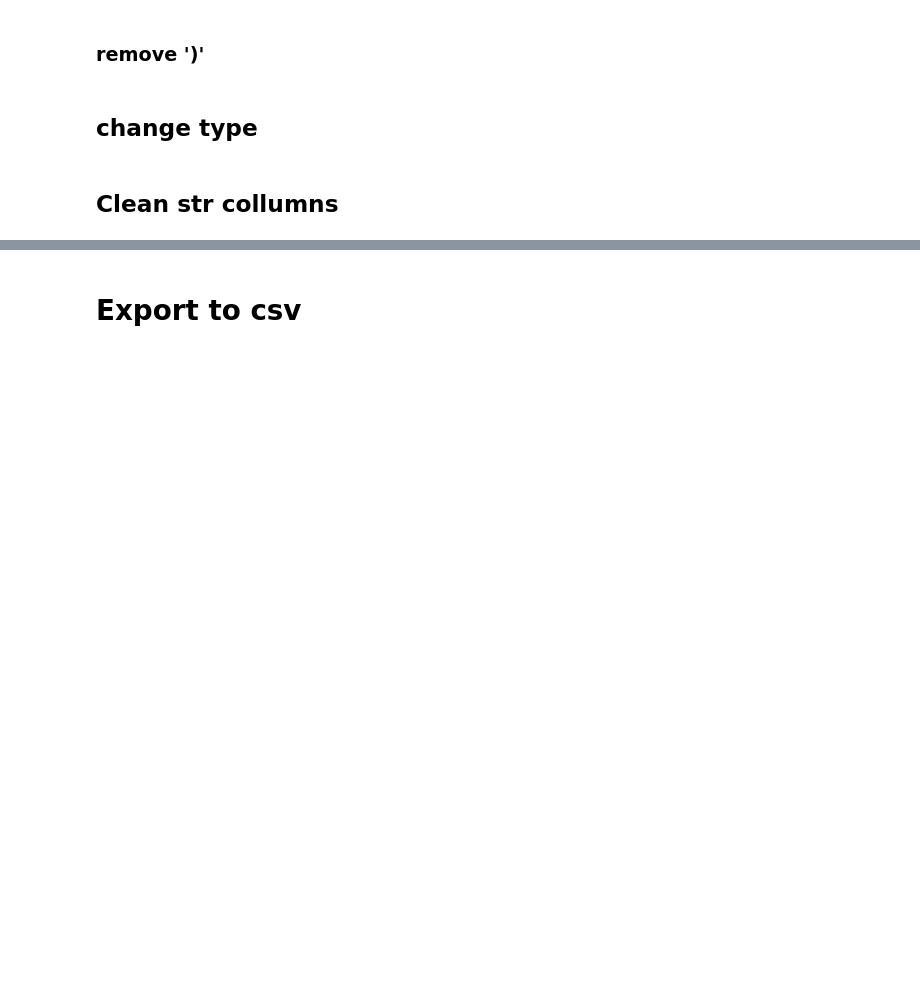
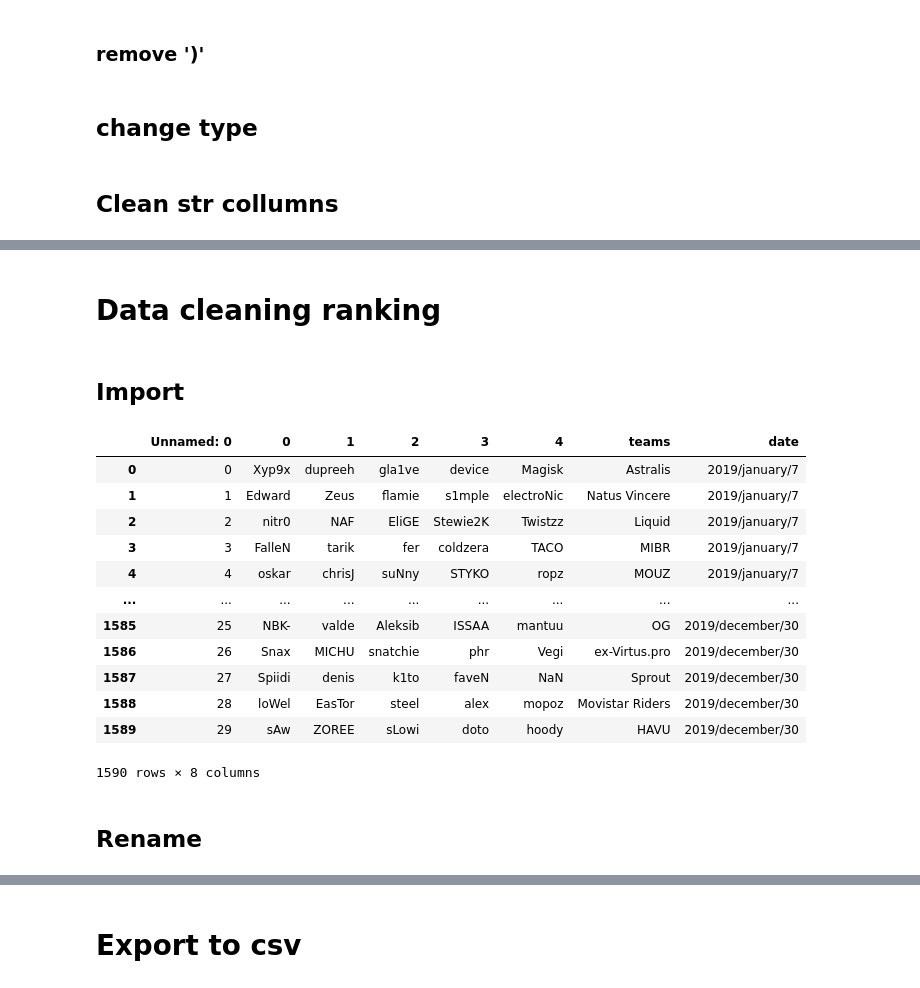
Before and after one commit to Lucascapdeville/CSGO_Player_Perfomance, a Jupyter notebook: HLTV_data_cleaning.ipynb, the cells around one changed output, grey strips where cells are left out. Cells and saved outputs as stored; diff of their text form; code cells hidden in the pictures; blank space fills up the shorter version.

```diff
--- a/HLTV_data_cleaning.ipynb
+++ b/HLTV_data_cleaning.ipynb
@@ -86,0 +105,22 @@ players_stats['event_tier']=players_stats['event_tier'].str.strip()
+# %% [markdown]
+# Data cleaning ranking
+# %% [markdown]
+## Import
+# %%
+team_rank = pd.read_csv('data/team_rankings.csv',sep = ';')
+# %% [output]
+|  | Unnamed: 0 | 0 | 1 | 2 | 3 | 4 | teams | date |
+| 0 | 0 | Xyp9x | dupreeh | gla1ve | device | Magisk | Astralis | 2019/january/7 |
+| 1 | 1 | Edward | Zeus | flamie | s1mple | electroNic | Natus Vincere | 2019/january/7 |
+| 2 | 2 | nitr0 | NAF | EliGE | Stewie2K | Twistzz | Liquid | 2019/january/7 |
+| 3 | 3 | FalleN | tarik | fer | coldzera | TACO | MIBR | 2019/january/7 |
+| 4 | 4 | oskar | chrisJ | suNny | STYKO | ropz | MOUZ | 2019/january/7 |
+| ... | ... | ... | ... | ... | ... | ... | ... | ... |
+| 1585 | 25 | NBK- | valde | Aleksib | ISSAA | mantuu | OG | 2019/december/30 |
+| 1586 | 26 | Snax | MICHU | snatchie | phr | Vegi | ex-Virtus.pro | 2019/december/30 |
+| 1587 | 27 | Spiidi | denis | k1to | faveN | NaN | Sprout | 2019/december/30 |
+| 1588 | 28 | loWel | EasTor | steel | alex | mopoz | Movistar Riders | 2019/december/30 |
+| 1589 | 29 | sAw | ZOREE | sLowi | doto | hoody | HAVU | 2019/december/30 |
+1590 rows × 8 columns
+# %% [markdown]
+## Rename
```
Also changed, not shown: parts of 15 cells of this notebook, 4 other files.
